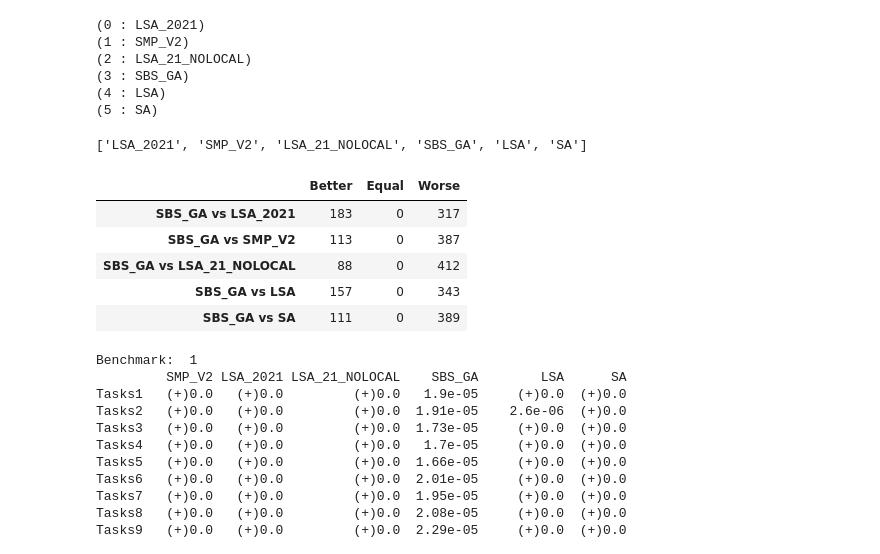
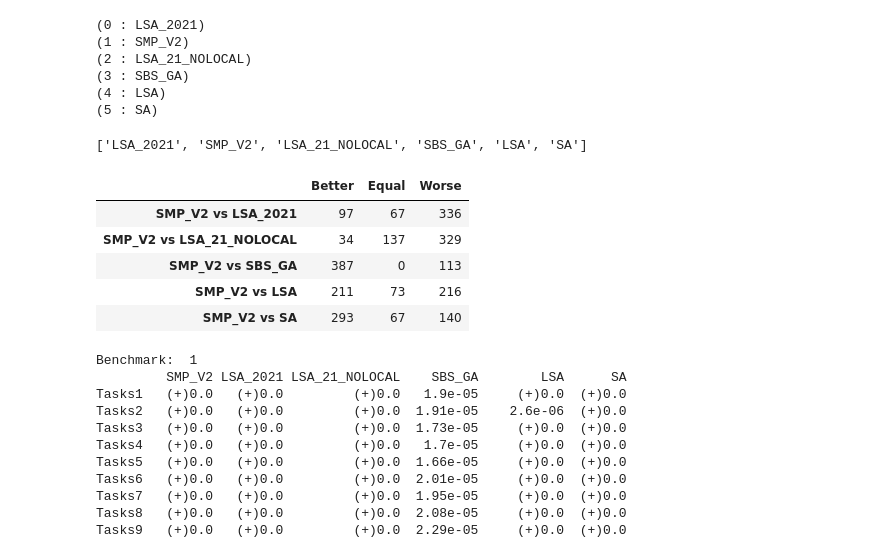
Before and after one commit to KM-MSO/MFEA_MSO, a Jupyter notebook: 7_multi_run.ipynb, the cells around one changed output. Cells and saved outputs as stored; diff of their text form; code cells hidden in the pictures.

```diff
--- a/7_multi_run.ipynb
+++ b/7_multi_run.ipynb
@@ -34,15 +22,15 @@ compare = CompareResultBenchmark(path_folder="./RESULTS/result/GECCO20", ls_benc
 (4 : LSA)
 (5 : SA)
 # %%
-compare.summarizing_compare_result(idx_main_algo= 3,min_value=1e-6)
+compare.summarizing_compare_result(idx_main_algo= 1,min_value=1e-6)
 # %% [output]
 ['LSA_2021', 'SMP_V2', 'LSA_21_NOLOCAL', 'SBS_GA', 'LSA', 'SA']
 |  | Better | Equal | Worse |
-| SBS_GA vs LSA_2021 | 183 | 0 | 317 |
-| SBS_GA vs SMP_V2 | 113 | 0 | 387 |
-| SBS_GA vs LSA_21_NOLOCAL | 88 | 0 | 412 |
-| SBS_GA vs LSA | 157 | 0 | 343 |
-| SBS_GA vs SA | 111 | 0 | 389 |
+| SMP_V2 vs LSA_2021 | 97 | 67 | 336 |
+| SMP_V2 vs LSA_21_NOLOCAL | 34 | 137 | 329 |
+| SMP_V2 vs SBS_GA | 387 | 0 | 113 |
+| SMP_V2 vs LSA | 211 | 73 | 216 |
+| SMP_V2 vs SA | 293 | 67 | 140 |
 # %%
 compare.show_compare_detail(min_value=1e-6, round=7,idx_main_algo=1)
 # %% [output]
```
Also changed, not shown: parts of 17 cells of this notebook, 29 other files.
